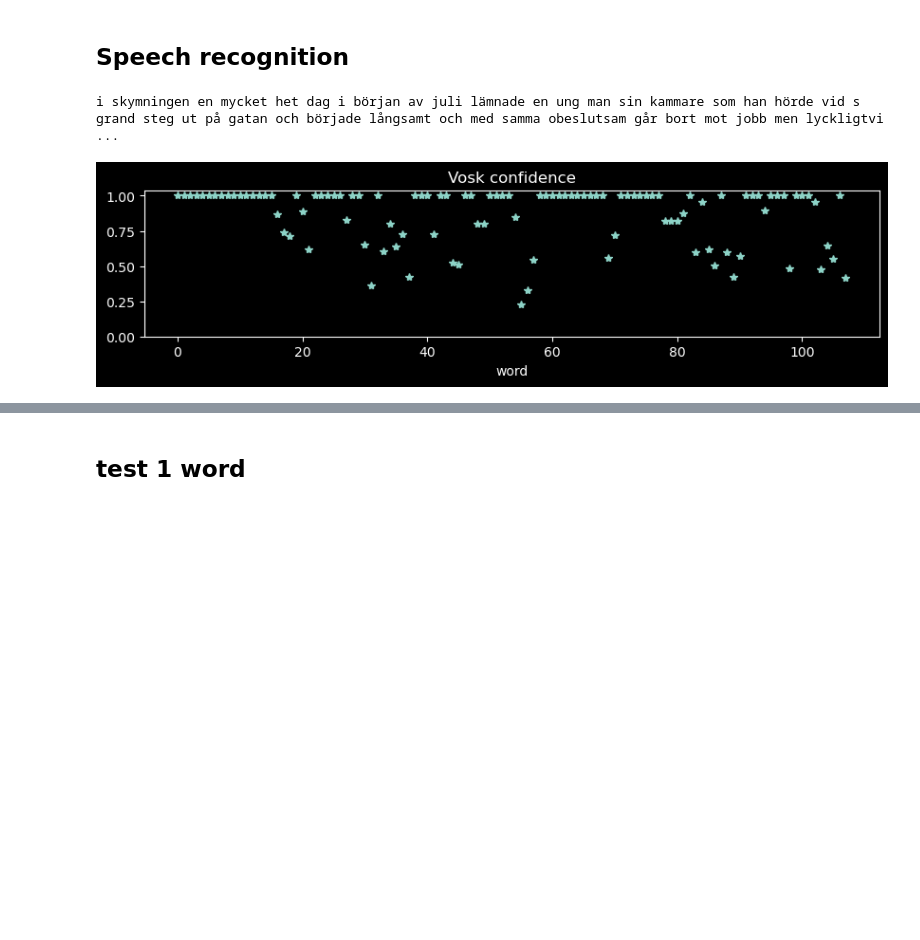
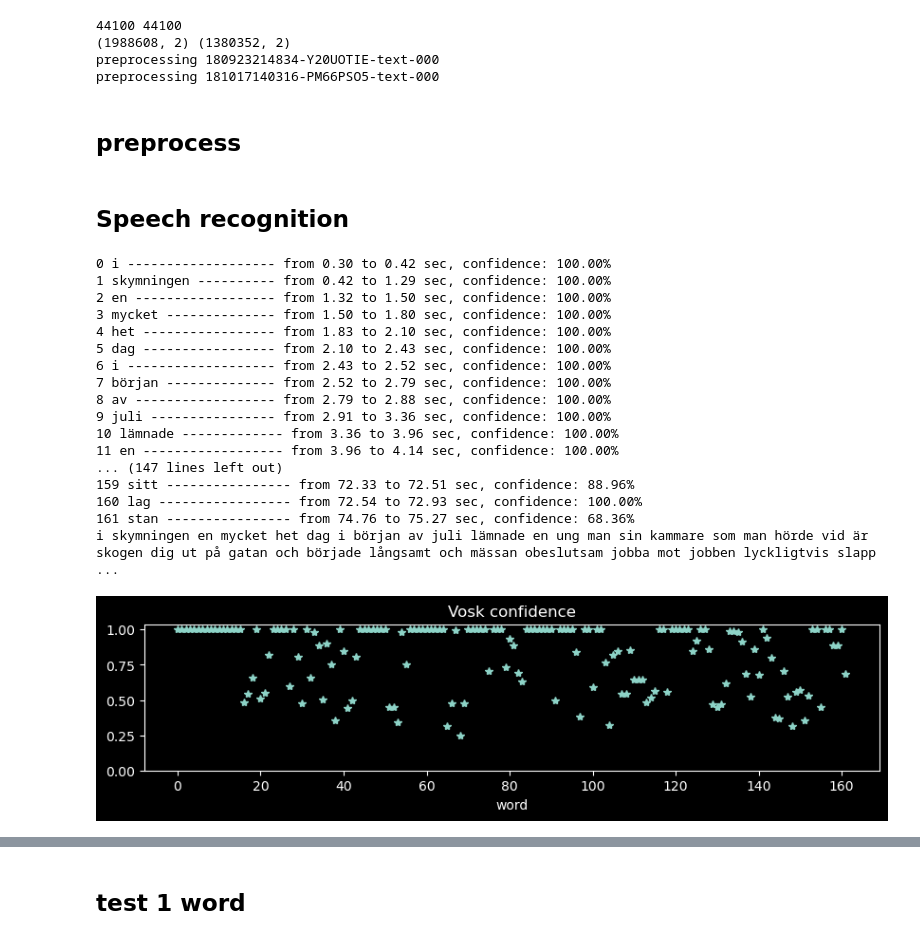
Before and after one commit to TobiasBjork/VowelProject, a Jupyter notebook: short_segments_stitch.ipynb, the cells around one changed output, grey strips where cells are left out. Cells and saved outputs as stored; diff of their text form; code cells hidden in the pictures; blank space fills up the shorter version.

```diff
--- a/short_segments_stitch.ipynb
+++ b/short_segments_stitch.ipynb
@@ -17,3 +17,24 @@ reload(tools)
 plt.style.use("dark_background")
 mpl.rcParams["lines.linewidth"] = 0.5
 plt.close("all")
+# %%
+files = [
+    "example_speech_Andreas/180923214834-Y20UOTIE-text-000.wav",
+    "example_speech_Andreas/181017140316-PM66PSO5-text-000.wav",
+]
+Fs1, audio1 = wavfile.read(files[0])
+Fs2, audio2 = wavfile.read(files[1])
+print(Fs1, Fs2)
+print(audio1.shape, audio2.shape)
+wavfile.write(
+    "audio_preproc/combo.wav",
+    Fs1,
+    tools.stitch_frames([tools.preprocess(f, bpfilt=(20, 12000)) for f in files]),
+)
+# %% [output]
+44100 44100
+(1988608, 2) (1380352, 2)
+preprocessing 180923214834-Y20UOTIE-text-000
+preprocessing 181017140316-PM66PSO5-text-000
+# %% [markdown]
+## preprocess
@@ -20,27 +44,43 @@ plt.close("all")
 # %% [markdown]
 ## Speech recognition
 # %%
-audio_path = "audio_preproc/180923214834-Y20UOTIE-text-000_pp.wav"
+audio_path = "audio_preproc/combo_pp.wav"
 Fs, audio = wavfile.read(audio_path)
 model_path = "models/vosk-model-small-sv-rhasspy-0.15/"
 if "model" not in locals():
     model = Model(model_path)
 # %%
-words = tools.rec_vosk(audio_path, model, print_summary=False)
+words = tools.rec_vosk(audio_path, model, print_summary=True)
 
 text = " ".join([w["word"] for w in words])
 
 
 print(text)
 plt.figure(figsize=(10, 2))
 plt.plot([w["conf"] for w in words], "*")
 plt.title("Vosk confidence")
 plt.xlabel("word")
 plt.ylim(bottom=0)
 plt.show()
 # %% [output]
-i skymningen en mycket het dag i början av juli lämnade en ung man sin kammare som han hörde vid s grand steg ut på gatan och började långsamt och med samma obeslutsam går bort mot jobb men lyckligtvi ...
+0 i ------------------- from 0.30 to 0.42 sec, confidence: 100.00%
+1 skymningen ---------- from 0.42 to 1.29 sec, confidence: 100.00%
+2 en ------------------ from 1.32 to 1.50 sec, confidence: 100.00%
+3 mycket -------------- from 1.50 to 1.80 sec, confidence: 100.00%
+4 het ----------------- from 1.83 to 2.10 sec, confidence: 100.00%
+5 dag ----------------- from 2.10 to 2.43 sec, confidence: 100.00%
+6 i ------------------- from 2.43 to 2.52 sec, confidence: 100.00%
+7 början -------------- from 2.52 to 2.79 sec, confidence: 100.00%
+8 av ------------------ from 2.79 to 2.88 sec, confidence: 100.00%
+9 juli ---------------- from 2.91 to 3.36 sec, confidence: 100.00%
+10 lämnade ------------- from 3.36 to 3.96 sec, confidence: 100.00%
+11 en ------------------ from 3.96 to 4.14 sec, confidence: 100.00%
+... (147 lines left out)
+159 sitt ---------------- from 72.33 to 72.51 sec, confidence: 88.96%
+160 lag ----------------- from 72.54 to 72.93 sec, confidence: 100.00%
+161 stan ---------------- from 74.76 to 75.27 sec, confidence: 68.36%
+i skymningen en mycket het dag i början av juli lämnade en ung man sin kammare som man hörde vid är skogen dig ut på gatan och började långsamt och mässan obeslutsam jobba mot jobben lyckligtvis slapp ...
-[figure, old version]
+[figure, new version]
 # %%
 # get all vowels
 for w in words:
```
Also changed, not shown: parts of 9 cells of this notebook, 15 other files.
